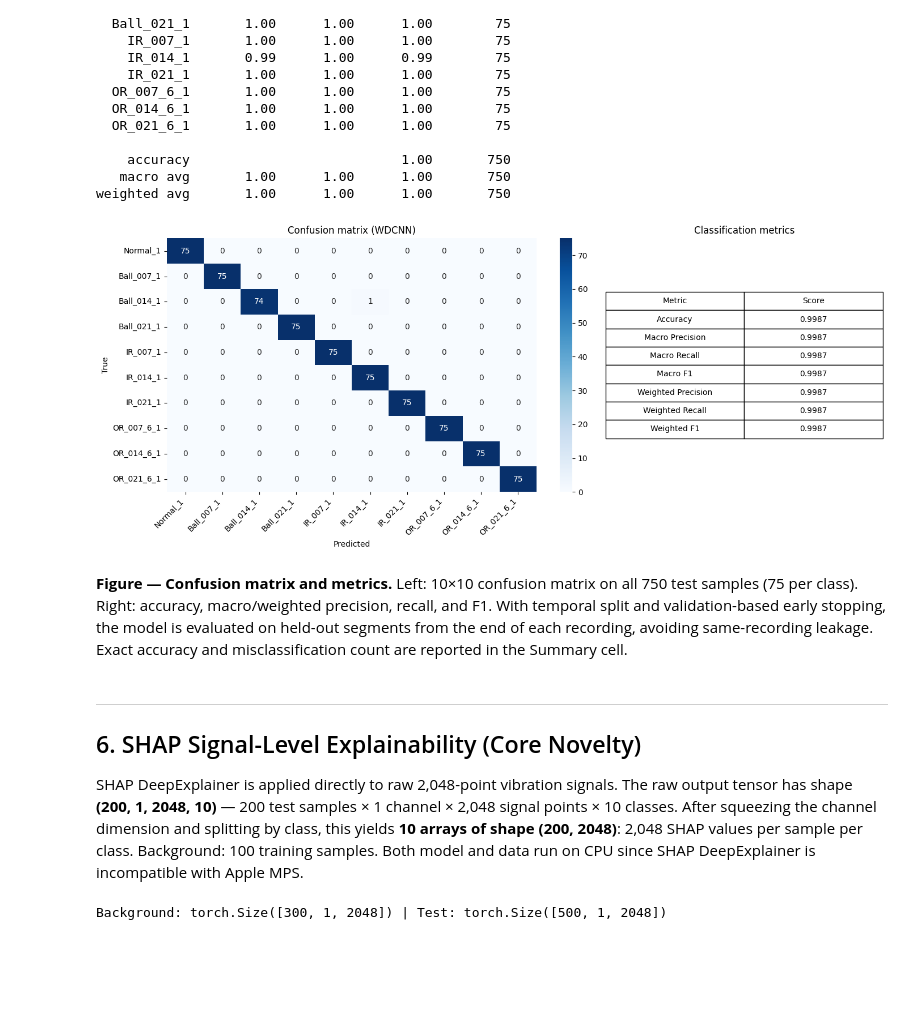
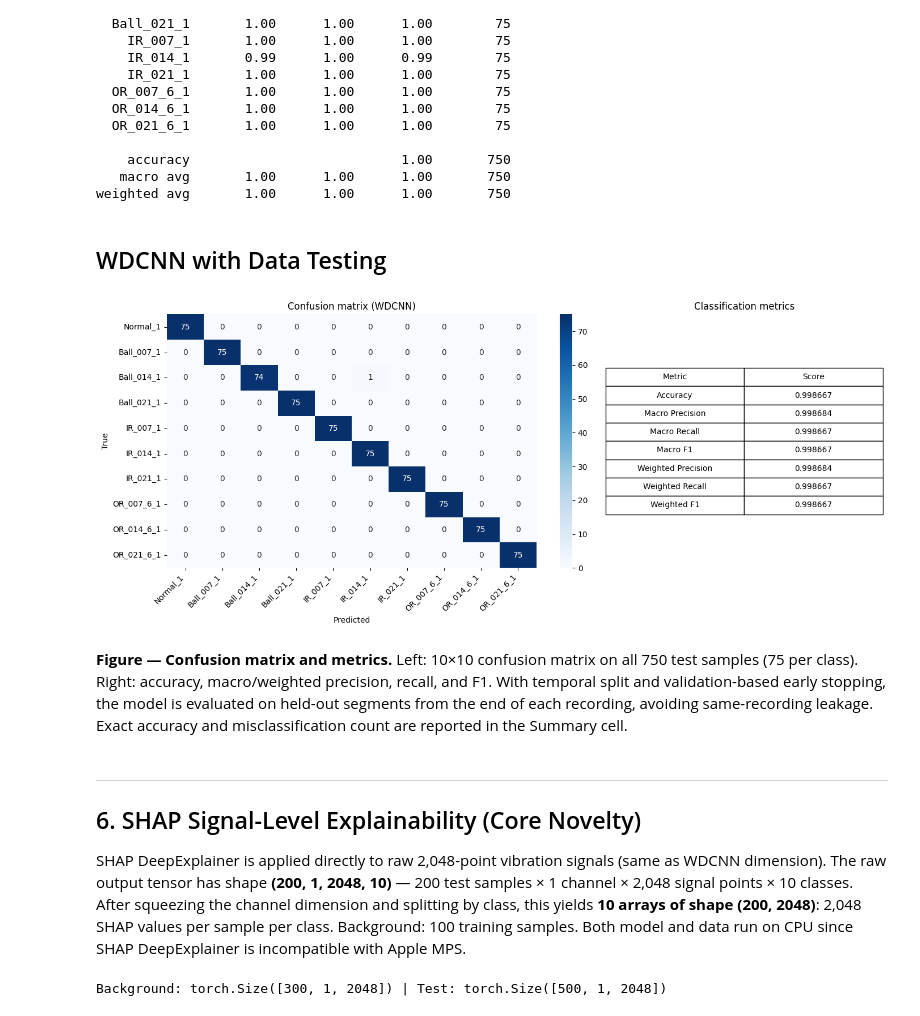
Before and after one commit to ekkirinaldi/ai-bearing-conference, a Jupyter notebook: kaggle/input/cwru-bearing-datasets/ID-crwu-bearings-wdcnn-shap-signal-explainability.ipynb, the cells around one changed output. Drawn from its saved outputs; the diff is of its cells as text; code cells hidden in the pictures; blank space fills up the shorter version.

```diff
--- a/kaggle/input/cwru-bearing-datasets/ID-crwu-bearings-wdcnn-shap-signal-explainability.ipynb
+++ b/kaggle/input/cwru-bearing-datasets/ID-crwu-bearings-wdcnn-shap-signal-explainability.ipynb
@@ -642,50 +678,52 @@ pd.DataFrame(report).transpose().to_csv(os.path.join(DATA_DIR, "results", "metri
     accuracy                           1.00       750
    macro avg       1.00      1.00      1.00       750
 weighted avg       1.00      1.00      1.00       750
+# %% [markdown]
+## WDCNN with Data Testing
 # %%
 cm = confusion_matrix(y_test, y_pred)
 acc = accuracy_score(y_test, y_pred)
 macro_precision = precision_score(y_test, y_pred, average="macro", zero_division=0)
 macro_recall = recall_score(y_test, y_pred, average="macro", zero_division=0)
 macro_f1 = f1_score(y_test, y_pred, average="macro", zero_division=0)
 weighted_precision = precision_score(y_test, y_pred, average="weighted", zero_division=0)
 weighted_recall = recall_score(y_test, y_pred, average="weighted", zero_division=0)
 weighted_f1 = f1_score(y_test, y_pred, average="weighted", zero_division=0)
 
 fig, axes = plt.subplots(1, 2, figsize=(14, 6), gridspec_kw={"width_ratios": [1.2, 0.6]})
 sns.heatmap(cm, annot=True, fmt="d", cmap="Blues", xticklabels=class_names, yticklabels=class_names, ax=axes[0])
 axes[0].set_xlabel("Predicted")
 axes[0].set_ylabel("True")
 axes[0].set_title("Confusion matrix (WDCNN)")
 plt.setp(axes[0].get_xticklabels(), rotation=45, ha="right")
 
 metrics_data = [
-    ["Accuracy", f"{acc:.4f}"],
-    ["Macro Precision", f"{macro_precision:.4f}"],
-    ["Macro Recall", f"{macro_recall:.4f}"],
-    ["Macro F1", f"{macro_f1:.4f}"],
-    ["Weighted Precision", f"{weighted_precision:.4f}"],
-    ["Weighted Recall", f"{weighted_recall:.4f}"],
-    ["Weighted F1", f"{weighted_f1:.4f}"],
+    ["Accuracy", f"{acc:.6f}"],
+    ["Macro Precision", f"{macro_precision:.6f}"],
+    ["Macro Recall", f"{macro_recall:.6f}"],
+    ["Macro F1", f"{macro_f1:.6f}"],
+    ["Weighted Precision", f"{weighted_precision:.6f}"],
+    ["Weighted Recall", f"{weighted_recall:.6f}"],
+    ["Weighted F1", f"{weighted_f1:.6f}"],
 ]
 axes[1].axis("off")
 table = axes[1].table(cellText=metrics_data, colLabels=["Metric", "Score"], loc="center", cellLoc="center")
 table.auto_set_font_size(False)
 table.set_fontsize(10)
 table.scale(1.2, 2)
 axes[1].set_title("Classification metrics")
 plt.tight_layout()
 plt.savefig(os.path.join(DATA_DIR, "results", "figures", "confusion_matrix_load1.png"), dpi=150)
 plt.show()
 # %% [output]
-[figure, old version]
+[figure, new version]
 # %% [markdown]
 **Figure — Confusion matrix and metrics.** Left: 10×10 confusion matrix on all 750 test samples (75 per class). Right: accuracy, macro/weighted precision, recall, and F1. With temporal split and validation-based early stopping, the model is evaluated on held-out segments from the end of each recording, avoiding same-recording leakage. Exact accuracy and misclassification count are reported in the Summary cell.
 # %% [markdown]
 ---
 ## 6. SHAP Signal-Level Explainability (Core Novelty)
 
-SHAP DeepExplainer is applied directly to raw 2,048-point vibration signals. The raw output tensor has shape **(200, 1, 2048, 10)** — 200 test samples × 1 channel × 2,048 signal points × 10 classes. After squeezing the channel dimension and splitting by class, this yields **10 arrays of shape (200, 2048)**: 2,048 SHAP values per sample per class. Background: 100 training samples. Both model and data run on CPU since SHAP DeepExplainer is incompatible with Apple MPS.
+SHAP DeepExplainer is applied directly to raw 2,048-point vibration signals (same as WDCNN dimension). The raw output tensor has shape **(200, 1, 2048, 10)** — 200 test samples × 1 channel × 2,048 signal points × 10 classes. After squeezing the channel dimension and splitting by class, this yields **10 arrays of shape (200, 2048)**: 2,048 SHAP values per sample per class. Background: 100 training samples. Both model and data run on CPU since SHAP DeepExplainer is incompatible with Apple MPS.
 # %%
 model_shap = WDCNN(num_classes=10)
 model_shap.load_state_dict(torch.load(os.path.join(DATA_DIR, "models", "checkpoints", "wdcnn_load1_best.pth"), map_location="cpu"))
```
Also changed, not shown: parts of 28 cells of this notebook.
